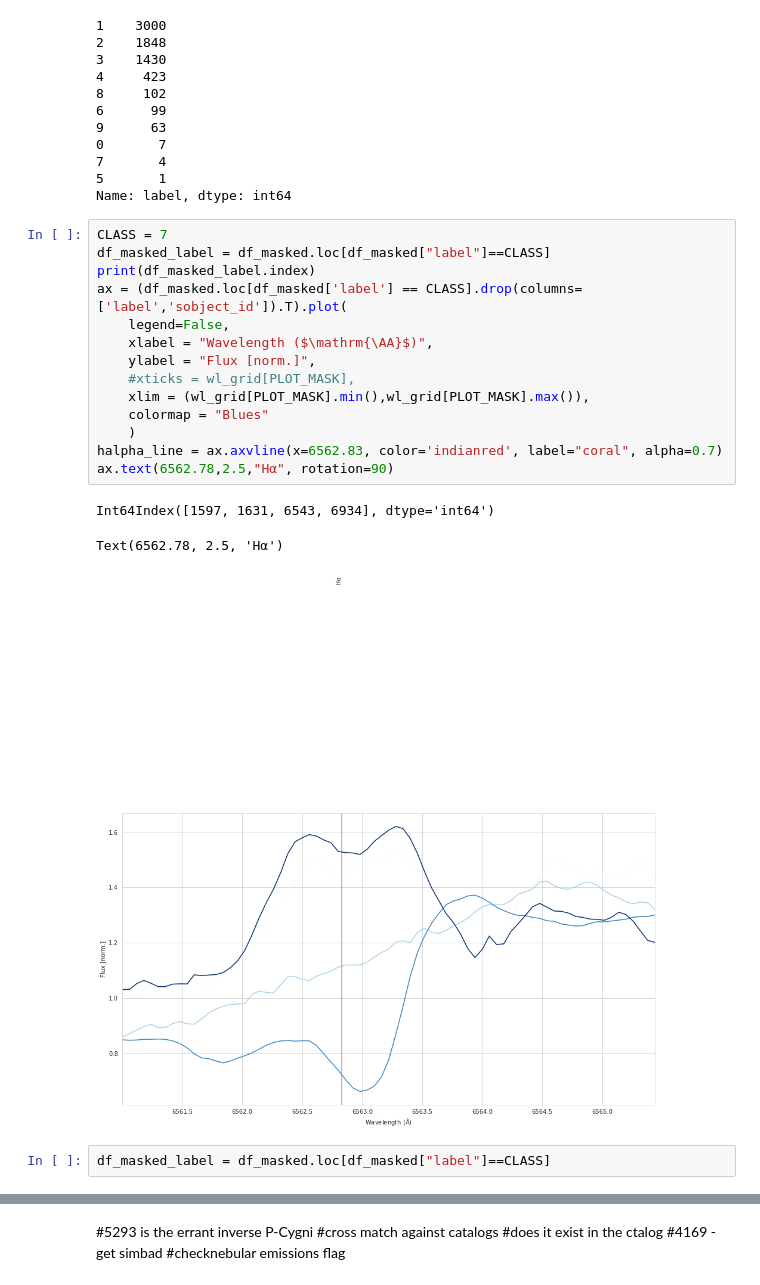
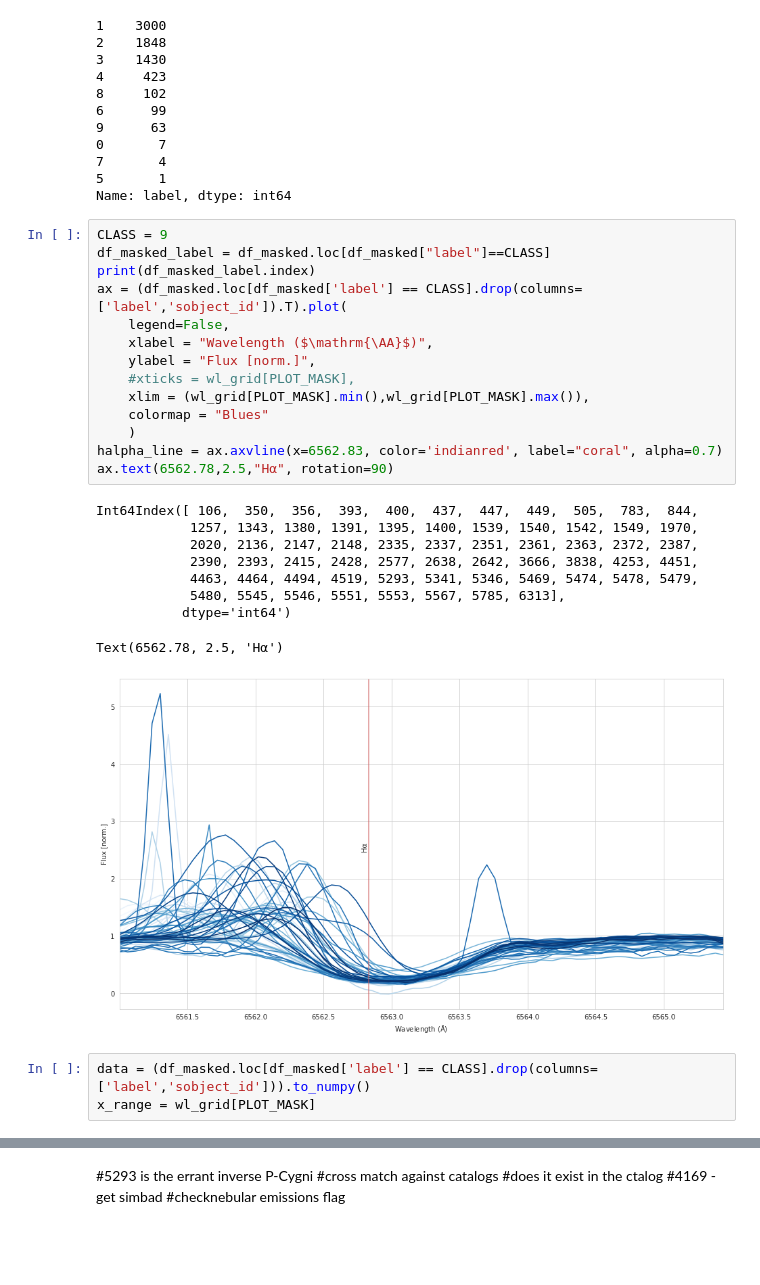
Before and after one commit to PravNJ/PCT-stars-GALAH, a Jupyter notebook: dtw-agglo-clustering.ipynb, the cells around one changed output, grey strips where cells are left out. Drawn from its saved outputs; the diff is of its cells as text; blank space fills up the shorter version.

```diff
--- a/dtw-agglo-clustering.ipynb
+++ b/dtw-agglo-clustering.ipynb
@@ -222,22 +222,29 @@ df_masked["label"].value_counts()
 5       1
 Name: label, dtype: int64
 # %%
-CLASS = 7
+CLASS = 9
 df_masked_label = df_masked.loc[df_masked["label"]==CLASS]
 print(df_masked_label.index)
 ax = (df_masked.loc[df_masked['label'] == CLASS].drop(columns=['label','sobject_id']).T).plot(
     legend=False,
     xlabel = "Wavelength ($\mathrm{\AA}$)",
     ylabel = "Flux [norm.]",
     #xticks = wl_grid[PLOT_MASK],
     xlim = (wl_grid[PLOT_MASK].min(),wl_grid[PLOT_MASK].max()),
     colormap = "Blues"
     )
 halpha_line = ax.axvline(x=6562.83, color='indianred', label="coral", alpha=0.7)
 ax.text(6562.78,2.5,"Hα", rotation=90)
 # %% [output]
-Int64Index([1597, 1631, 6543, 6934], dtype='int64')
+Int64Index([ 106,  350,  356,  393,  400,  437,  447,  449,  505,  783,  844,
+            1257, 1343, 1380, 1391, 1395, 1400, 1539, 1540, 1542, 1549, 1970,
+            2020, 2136, 2147, 2148, 2335, 2337, 2351, 2361, 2363, 2372, 2387,
+            2390, 2393, 2415, 2428, 2577, 2638, 2642, 3666, 3838, 4253, 4451,
+            4463, 4464, 4494, 4519, 5293, 5341, 5346, 5469, 5474, 5478, 5479,
+            5480, 5545, 5546, 5551, 5553, 5567, 5785, 6313],
+           dtype='int64')
 Text(6562.78, 2.5, 'Hα')
-[figure, old version]
+[figure, new version]
 # %%
-df_masked_label = df_masked.loc[df_masked["label"]==CLASS]
+data = (df_masked.loc[df_masked['label'] == CLASS].drop(columns=['label','sobject_id'])).to_numpy()
+x_range = wl_grid[PLOT_MASK]
```
Also changed, not shown: parts of 8 cells of this notebook.
